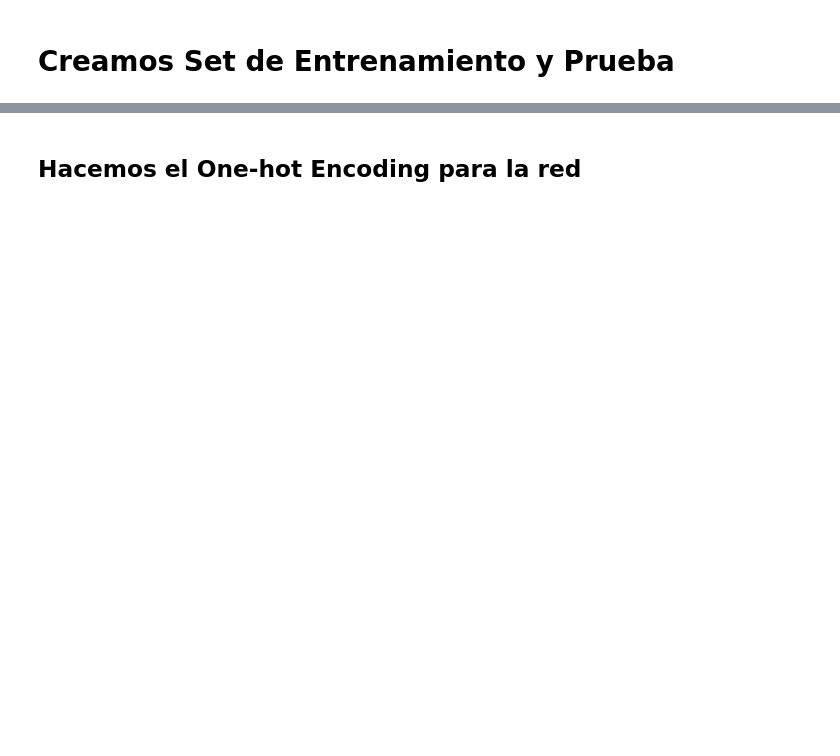
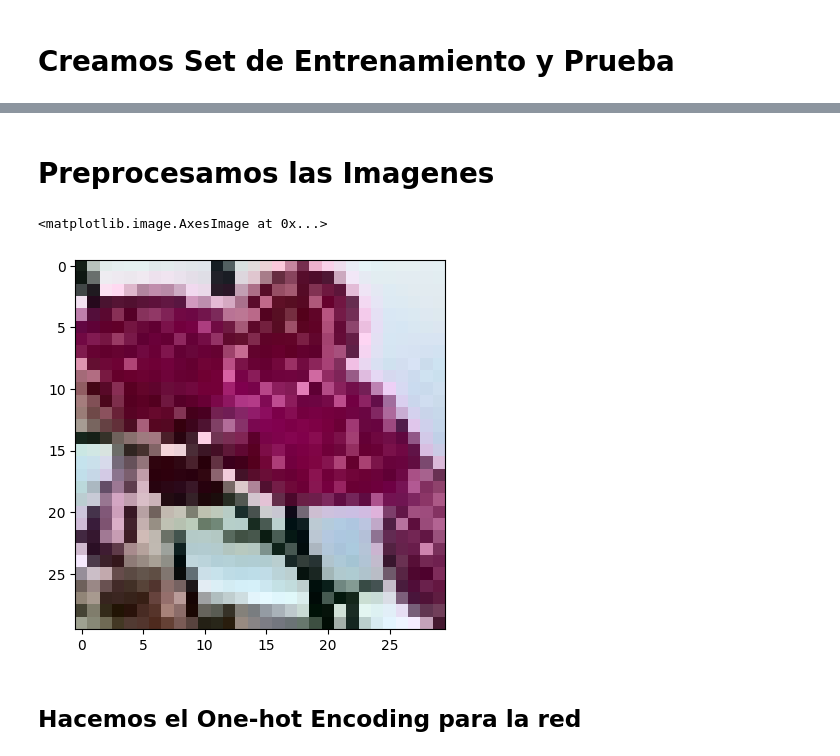
Before and after one commit to TavoVO/Proyectos-IA, a Jupyter notebook: Proyecto-CNNflores.ipynb, the cells around one changed output, grey strips where cells are left out. Cells and saved outputs as stored; diff of their text form; code cells hidden in the pictures; blank space fills up the shorter version.

```diff
--- a/Proyecto-CNNflores.ipynb
+++ b/Proyecto-CNNflores.ipynb
@@ -164,3 +144,14 @@ Text(0.5, 1.0, 'Ground Truth : 0')
+# %% [markdown]
+# Preprocesamos las Imagenes
+# %%
+train_X = train_X.astype('float32')
+test_X = test_X.astype('float32')
+train_X = train_X/255.
+test_X = test_X/255.
+plt.imshow(test_X[0,:,:])
+# %% [output]
+<matplotlib.image.AxesImage at 0x...>
+[figure, added]
 # %% [markdown]
 ## Hacemos el One-hot Encoding para la red
 # %%
```
Also changed, not shown: parts of 24 cells of this notebook, 1 other file.
